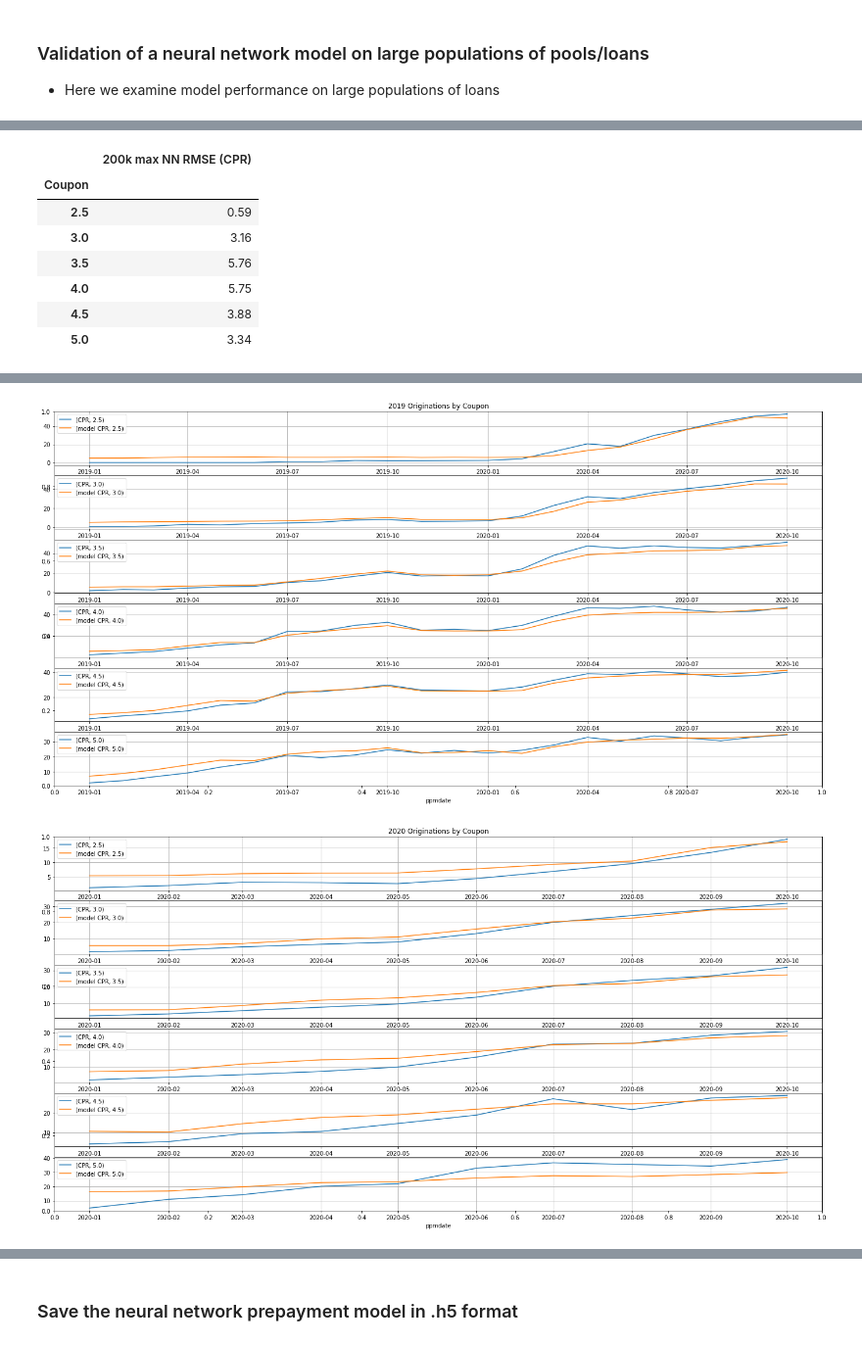
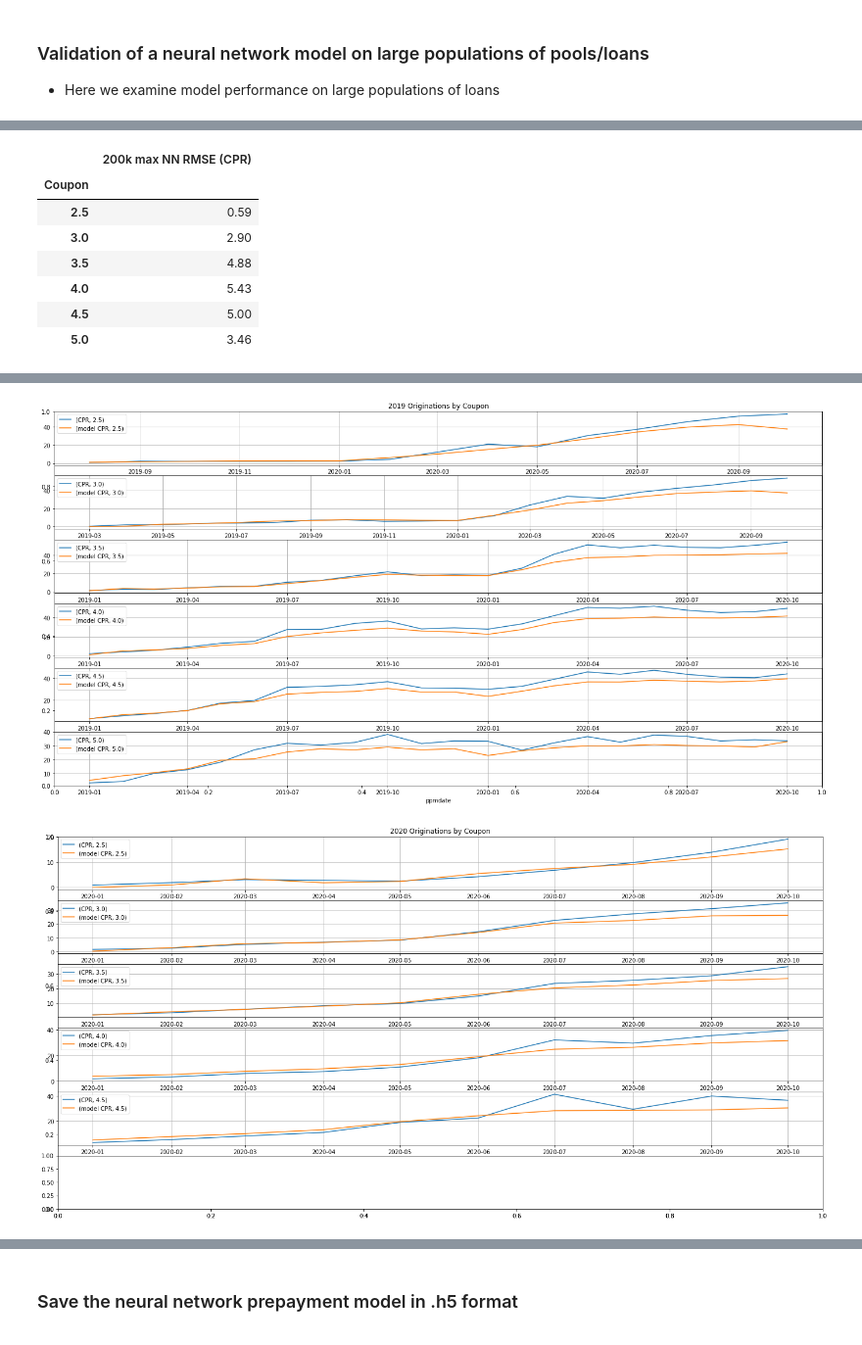
Before and after one commit to Bidek56/nn-ppm-model, a Jupyter notebook: model_fitting.ipynb, the cells around one changed output, grey strips where cells are left out. Shown at 98% size. Drawn from its saved outputs; the diff is of its cells as text; code cells hidden in the pictures.

Commit message:
fitted jumbo & conv models

```diff
--- a/model_fitting.ipynb
+++ b/model_fitting.ipynb
@@ -147,7 +96,9 @@ model_columns = ['asofdate',
                  'SellerPct_PNYMAC','SellerPct_PILOSI','SellerPct_QUICK','SellerPct_REG','SellerPct_RMSC',
                  'SellerPct_UNSHFI','SellerPct_WFHM'] + list(dummies.columns)
 # %%
-dfm = df[df['cnloans'] >= 500][model_columns]
+cnloans = 500
+
+dfm = df[df['cnloans'] >= cnloans][model_columns]
 
 print(f'dfm.shape = {dfm.shape}')
 # %% [output]
@@ -203,27 +146,23 @@ from tensorflow.keras.layers import Dense,Activation,Dropout
 # %%
 model = Sequential()
 
-#input layer / first hidden layer
 model.add(Dense(512, input_dim=X_train.shape[1], activation='relu'))
-#model.add(Dropout(0.3))
-model.add(Dropout(0.5))
+model.add(Dropout(0.4))
 
-# hidden layers
 model.add(Dense(256, activation='relu'))
-#model.add(Dropout(0.3))
-model.add(Dropout(0.5))
+model.add(Dropout(0.4))
 
 model.add(Dense(128, activation='relu'))
-#model.add(Dropout(0.3))
-model.add(Dropout(0.5))
+model.add(Dropout(0.4))
 
-model.add(Dense(64, activation='relu'))
-model.add(Dropout(0.3))
-# model.add(Dropout(0.5))
+model.add(Dense(32, activation='relu'))
+model.add(Dropout(0.4))
+
+model.add(Dense(8, activation='relu'))
+model.add(Dropout(0.4))
 
 #output layer
 model.add(Dense(1, activation='relu')) # no activation means linear activation a(x)=x
-#model.add(Dense(1)) # no activation means linear activation a(x)=x
 
 model.compile(optimizer='adam', loss='mse')
 # model.compile(optimizer='rmsprop', loss='mse')
@@ -235,7 +170,7 @@ Call initializer instance with the dtype argument instead of passing it to the c
 model.fit(x=X_train,
           y=y_train,
           validation_data=(X_test,y_test),
-          batch_size=1024,
-          epochs=10)
+          #batch_size=1024,
+          epochs=150)
 # %% [output]
 Train on 332283 samples, validate on 4542 samples
@@ -282,6 +217,8 @@ def valReport(dframe,graphTitle='',lcoup=2.5,hcoup=5,fsize=(24,24)):
 
     fig = plt.figure(figsize=fsize)
 
+    plt.axis('off')
+
     plt.title(graphTitle)
 
     numOfsubgraphs = int((hcoup-lcoup)*2 + 1)
@@ -400,16 +339,16 @@ valReport(df[df['waols'] <= 200000],graphTitle='2010 thru 2020 Loan Balace Origi
 # %%
-np.round(rmse_by_coupon(df[(df['asofdate']>=data_cutoff) & (df['waols'] <= 200000)],col_name='200k max NN RMSE (CPR)'),2)
+np.round(rmse_by_coupon(df[(df['cnloans']>=cnloans) & (df['asofdate']>=data_cutoff) & (df['waols'] <= 200000)],col_name='200k max NN RMSE (CPR)'),2)
 # %% [output]
 |  | 200k max NN RMSE (CPR) |
 | Coupon |  |
 | 2.5 | 0.59 |
-| 3.0 | 3.16 |
-| 3.5 | 5.76 |
-| 4.0 | 5.75 |
-| 4.5 | 3.88 |
-| 5.0 | 3.34 |
+| 3.0 | 2.90 |
+| 3.5 | 4.88 |
+| 4.0 | 5.43 |
+| 4.5 | 5.00 |
+| 5.0 | 3.46 |
 # %%
 for vintage in [2010,2011,2012,2013,2014,2015,2016,2017,2018,2019,2020]:
 
-    valReport(df[df['Vintage'] == vintage],graphTitle=f'{vintage} Originations by Coupon',fsize=(24,12))
+    valReport(df[(df['cnloans']>=cnloans) & (df['Vintage'] == vintage)],graphTitle=f'{vintage} Originations by Coupon',fsize=(24,12))
 # %% [output]
@@ -425,5 +364,5 @@ for vintage in [2010,2011,2012,2013,2014,2015,2016,2017,2018,2019,2020]:
-[figure, old version]
+[figure, new version]
-[figure, old version]
+[figure, new version]
 # %%
 for vintage in [2010,2011,2012,2013,2014,2015,2016,2017,2018,2019,2020]:
 
```
Also changed, not shown: parts of 28 cells of this notebook, 4 other files.
